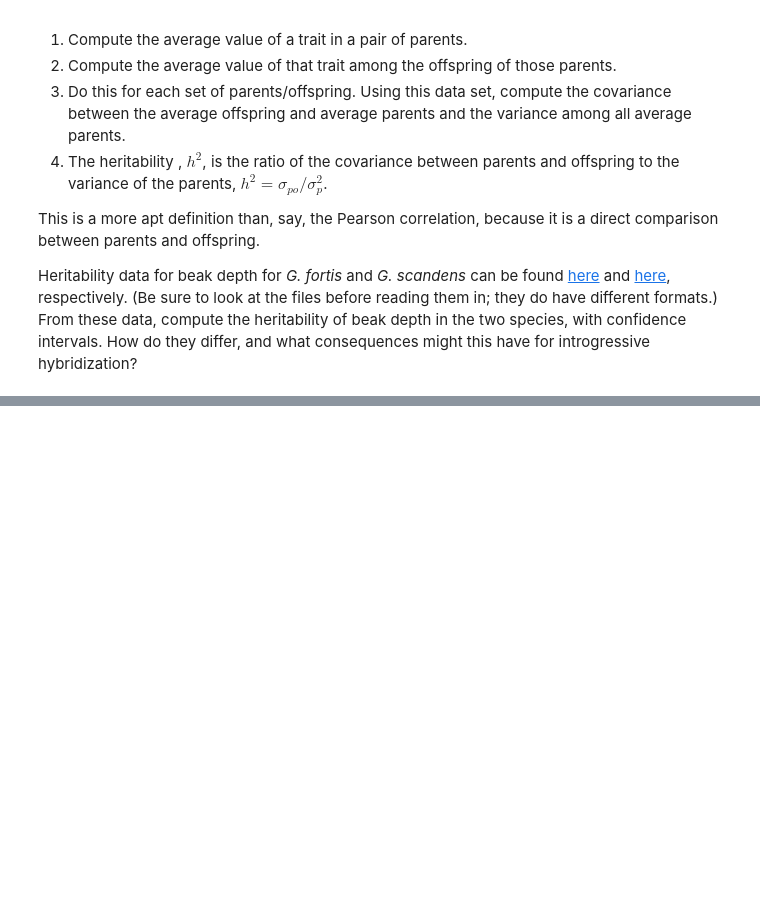
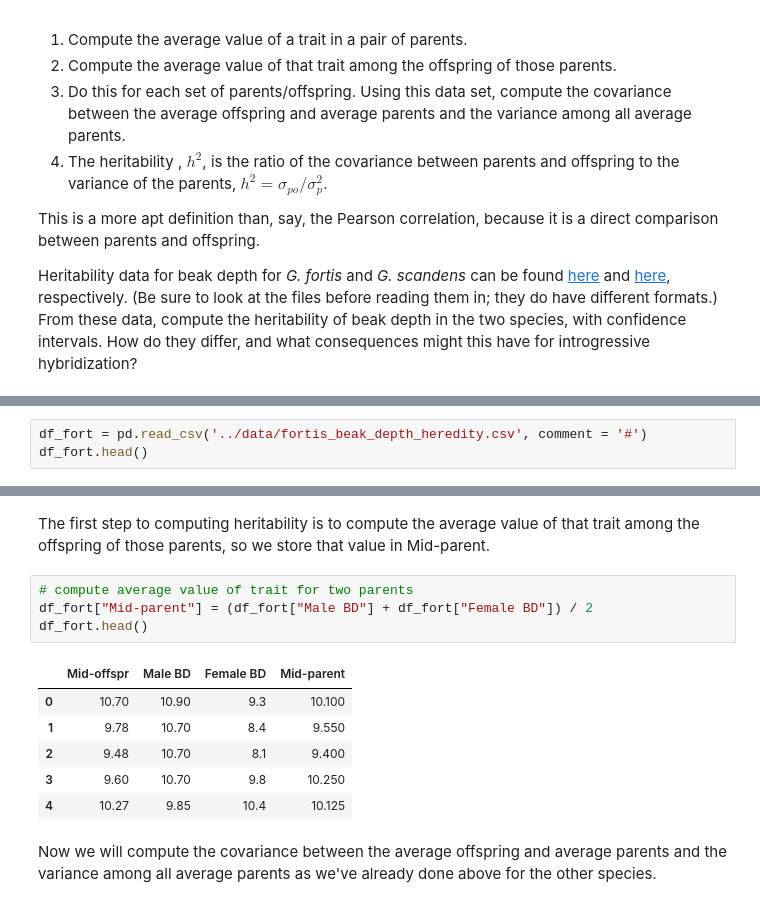
Before and after one commit to heathjohn62/bebi103, a Jupyter notebook: homework/hw5abc.ipynb, the cells around one changed output, grey strips where cells are left out. Saved outputs shown, nothing was run; the diff lists cells and outputs as text; blank space fills up the shorter version.

```diff
--- a/homework/hw5abc.ipynb
+++ b/homework/hw5abc.ipynb
@@ -348,0 +427,3 @@ Heritability data for beak depth for *G. fortis* and *G. scandens* can be found
+# %%
+df_fort = pd.read_csv('../data/fortis_beak_depth_heredity.csv', comment = '#')
+df_fort.head()
@@ -348,0 +437,15 @@ Heritability data for beak depth for *G. fortis* and *G. scandens* can be found
+# %% [markdown]
+The first step to computing heritability is to compute the average value of that trait among the offspring of those parents, so we store that value in Mid-parent.
+# %%
+# compute average value of trait for two parents
+df_fort["Mid-parent"] = (df_fort["Male BD"] + df_fort["Female BD"]) / 2
+df_fort.head()
+# %% [output]
+|  | Mid-offspr | Male BD | Female BD | Mid-parent |
+| 0 | 10.70 | 10.90 | 9.3 | 10.100 |
+| 1 | 9.78 | 10.70 | 8.4 | 9.550 |
+| 2 | 9.48 | 10.70 | 8.1 | 9.400 |
+| 3 | 9.60 | 10.70 | 9.8 | 10.250 |
+| 4 | 10.27 | 9.85 | 10.4 | 10.125 |
+# %% [markdown]
+Now we will compute the covariance between the average offspring and average parents and the variance among all average parents as we've already done above for the other species.
```
Also changed, not shown: parts of 27 cells of this notebook.
